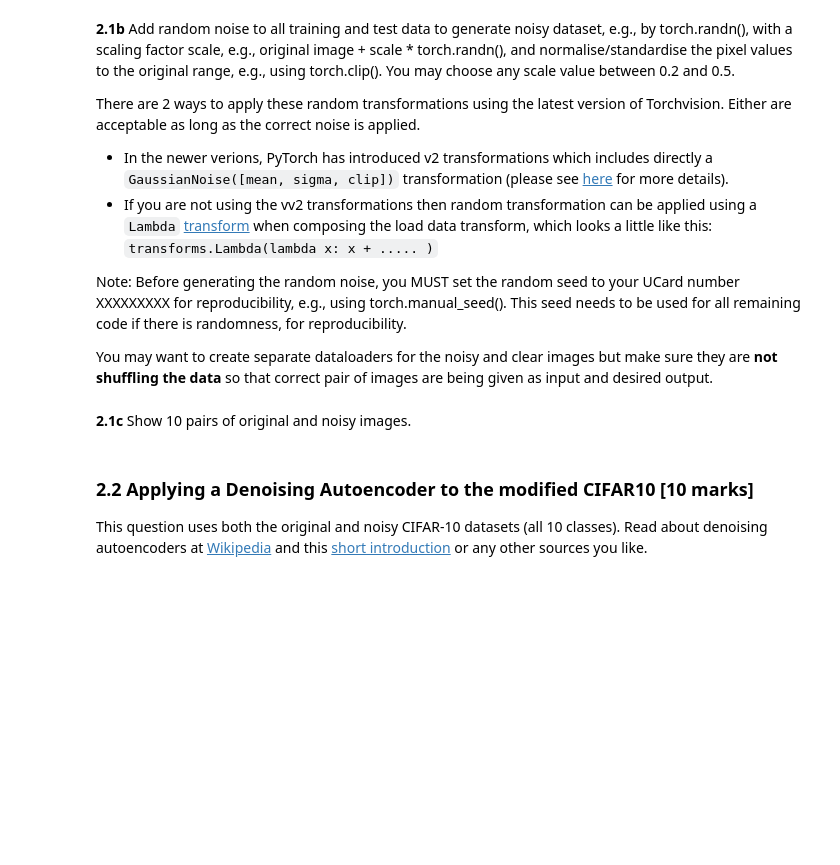
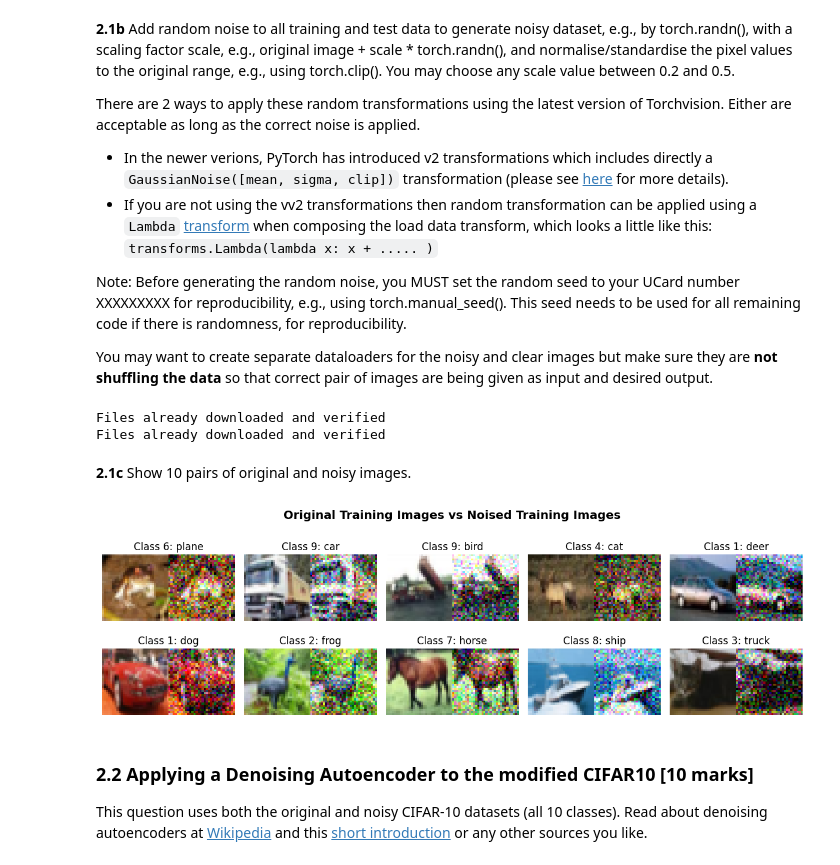
Before and after one commit to pladee42/assg-machine-learning, a Jupyter notebook: assignment_liq23wr.ipynb, the cells around one changed output. Drawn from its saved outputs; the diff is of its cells as text; code cells hidden in the pictures; blank space fills up the shorter version.

```diff
--- a/assignment_liq23wr.ipynb
+++ b/assignment_liq23wr.ipynb
@@ -1411,2 +1513,20 @@ You may want to create separate dataloaders for the noisy and clear images but m
+# %%
+# Code your solution here
+torch.manual_seed(1830703) # My UCARD is 001830703, but the two zeros need to be removed
+scale = 0.2
+noise_transform = transforms.Compose([
+    transforms.ToTensor(),
+    transforms.Lambda(lambda x: x + scale * torch.randn_like(x)),
+    transforms.Lambda(lambda x: torch.clip(x, 0, 1))
+])
+
+noised_trainset = datasets.CIFAR10(root='./data', train=True,download=True, transform=noise_transform)
+noised_trainloader = torch.utils.data.DataLoader(noised_trainset, batch_size=batch_size, shuffle=False)
+
+noised_testloader = datasets.CIFAR10(root='./data', train=False, download=True, transform=noise_transform)
+noised_testloader = torch.utils.data.DataLoader(noised_testloader, batch_size=batch_size, shuffle=False)
+# %% [output]
+Files already downloaded and verified
+Files already downloaded and verified
 # %% [markdown]
 **2.1c** Show 10 pairs of original and noisy images.
@@ -1415,3 +1533,26 @@ You may want to create separate dataloaders for the noisy and clear images but m
+# %%
+# Code your solution here
+images, labels = next(iter(trainloader))
+noised_images, labels = next(iter(noised_trainloader))
+fig, axes = plt.subplots(2, 5, figsize=(12, 4))
+axes = axes.flatten()
+
+def imshow(i, img):
+    npimg = img.numpy()
+    axes[i].imshow(np.transpose(npimg, (1, 2, 0))) # permute dimensions to numpy format for display
+    axes[i].axis('off')  # Hide axes
+    axes[i].set_title(f'Class {labels[i]}: {classes[i]}')
+
+for i in range(10):
+    concatenated_image = torch.cat([images[i], noised_images[i]], dim=2)
+    imshow(i, concatenated_image)
+
+# Add a main title for the entire figure
+fig.suptitle('Original Training Images vs Noised Training Images', fontweight='bold', fontsize=14)
+plt.tight_layout()
+plt.show()
+# %% [output]
+[figure, added]
 # %% [markdown]
 
 ### 2.2 Applying a Denoising Autoencoder to the modified CIFAR10 [10 marks]
```
Also changed, not shown: parts of 33 cells of this notebook.
